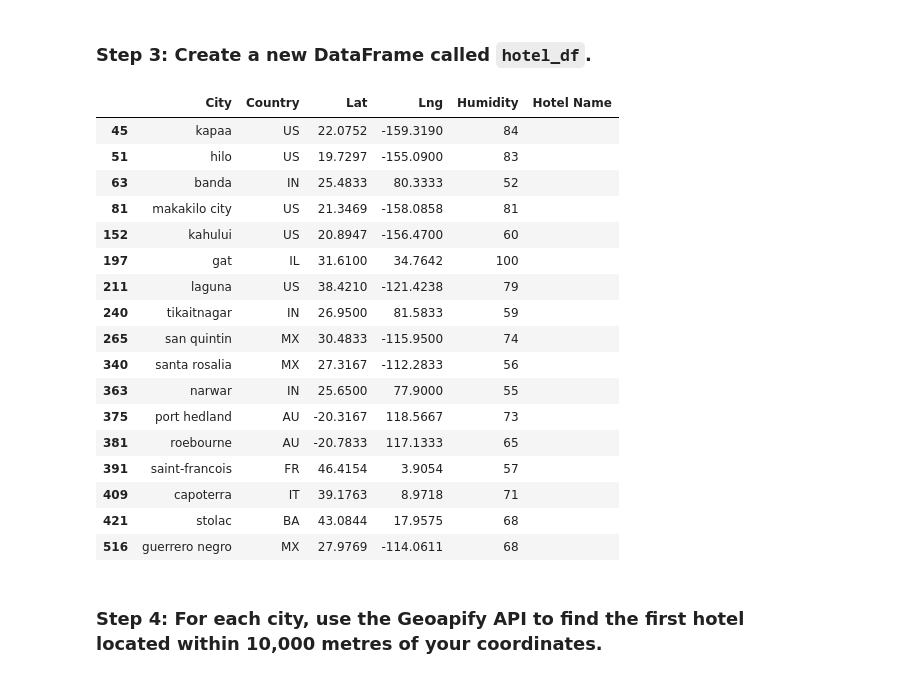
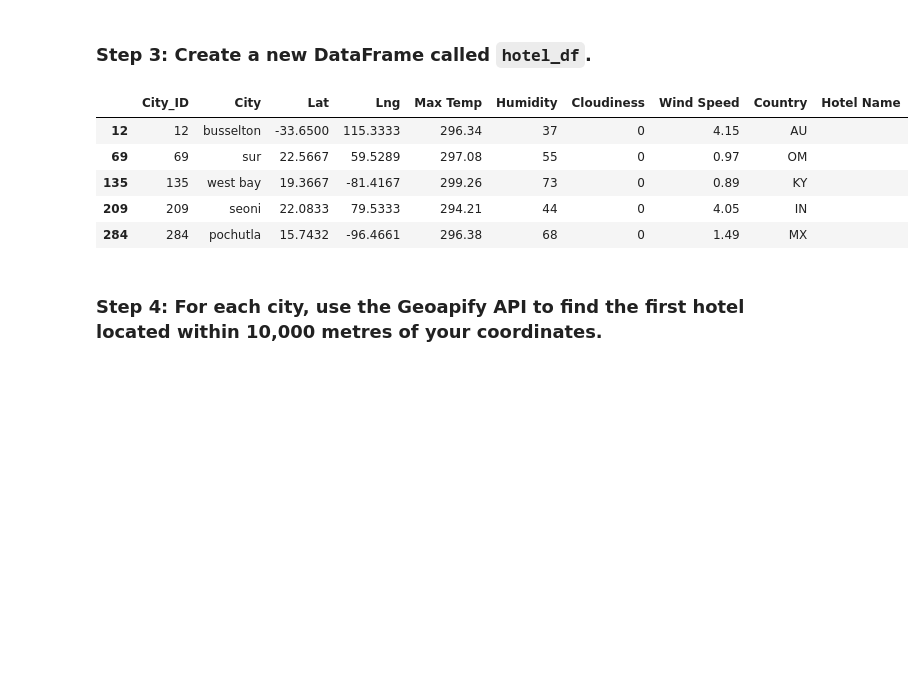
Before and after one commit to yaldaalemi/Python-api-challenge, a Jupyter notebook: VacationPy.ipynb, the cells around one changed output. Cells and saved outputs as stored; diff of their text form; code cells hidden in the pictures; blank space fills up the shorter version.

```diff
--- a/VacationPy.ipynb
+++ b/VacationPy.ipynb
@@ -44,11 +49,12 @@ PandasInterface expects tabular data, for more information on supported datatype
 ### Step 2: Narrow down the `city_data_df` DataFrame to find your ideal weather condition
 # %%
 # Narrow down cities that fit criteria and drop any results with null values
-# YOUR CODE HERE
+filtered_df = city_data_df.loc[(city_data_df["Max Temp"] <= 300.15) & (city_data_df["Max Temp"] >= 294.15) \
+                             & (city_data_df["Wind Speed"] <= 4.5) & (city_data_df["Cloudiness"] == 0)]
 
 # Drop any rows with null values
-# YOUR CODE HERE
+filter_df = filtered_df.dropna()
 
 # Display sample data
-# YOUR CODE HERE
+filter_df.head()
 # %% [output]
@@ -74,32 +68,21 @@ PandasInterface expects tabular data, for more information on supported datatype
 ### Step 3: Create a new DataFrame called `hotel_df`.
 # %%
 # Use the Pandas copy function to create DataFrame called hotel_df to store the city, country, coordinates, and humidity
-# YOUR CODE HERE
+hotel_df = filter_df.copy()
+hotel_df.drop(["City_ID", "Wind Speed","Cloudiness","Max Temp"], axis=1)
 
 # Add an empty column, "Hotel Name," to the DataFrame so you can store the hotel found using the Geoapify API
-# YOUR CODE HERE
+hotel_df["Hotel Name"]=""
 
 # Display sample data
-# YOUR CODE HERE
+hotel_df.head()
 # %% [output]
-|  | City | Country | Lat | Lng | Humidity | Hotel Name |
-| 45 | kapaa | US | 22.0752 | -159.3190 | 84 |  |
-| 51 | hilo | US | 19.7297 | -155.0900 | 83 |  |
-| 63 | banda | IN | 25.4833 | 80.3333 | 52 |  |
-| 81 | makakilo city | US | 21.3469 | -158.0858 | 81 |  |
-| 152 | kahului | US | 20.8947 | -156.4700 | 60 |  |
-| 197 | gat | IL | 31.6100 | 34.7642 | 100 |  |
-| 211 | laguna | US | 38.4210 | -121.4238 | 79 |  |
-| 240 | tikaitnagar | IN | 26.9500 | 81.5833 | 59 |  |
-| 265 | san quintin | MX | 30.4833 | -115.9500 | 74 |  |
-| 340 | santa rosalia | MX | 27.3167 | -112.2833 | 56 |  |
-| 363 | narwar | IN | 25.6500 | 77.9000 | 55 |  |
-| 375 | port hedland | AU | -20.3167 | 118.5667 | 73 |  |
-| 381 | roebourne | AU | -20.7833 | 117.1333 | 65 |  |
-| 391 | saint-francois | FR | 46.4154 | 3.9054 | 57 |  |
-| 409 | capoterra | IT | 39.1763 | 8.9718 | 71 |  |
-| 421 | stolac | BA | 43.0844 | 17.9575 | 68 |  |
-| 516 | guerrero negro | MX | 27.9769 | -114.0611 | 68 |  |
+|  | City_ID | City | Lat | Lng | Max Temp | Humidity | Cloudiness | Wind Speed | Country | Hotel Name |
+| 12 | 12 | busselton | -33.6500 | 115.3333 | 296.34 | 37 | 0 | 4.15 | AU |  |
+| 69 | 69 | sur | 22.5667 | 59.5289 | 297.08 | 55 | 0 | 0.97 | OM |  |
+| 135 | 135 | west bay | 19.3667 | -81.4167 | 299.26 | 73 | 0 | 0.89 | KY |  |
+| 209 | 209 | seoni | 22.0833 | 79.5333 | 294.21 | 44 | 0 | 4.05 | IN |  |
+| 284 | 284 | pochutla | 15.7432 | -96.4661 | 296.38 | 68 | 0 | 1.49 | MX |  |
 # %% [markdown]
 ### Step 4: For each city, use the Geoapify API to find the first hotel located within 10,000 metres of your coordinates.
 # %%
```
Also changed, not shown: parts of 3 cells of this notebook.
